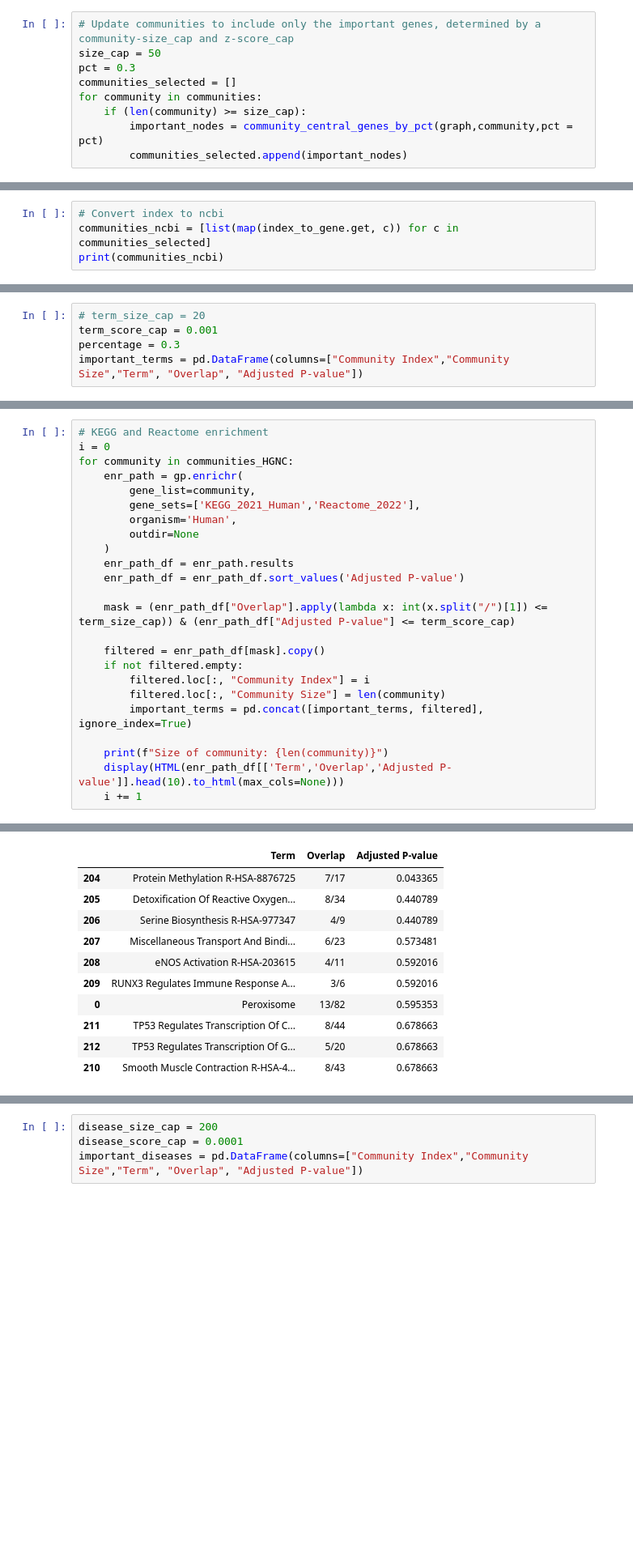
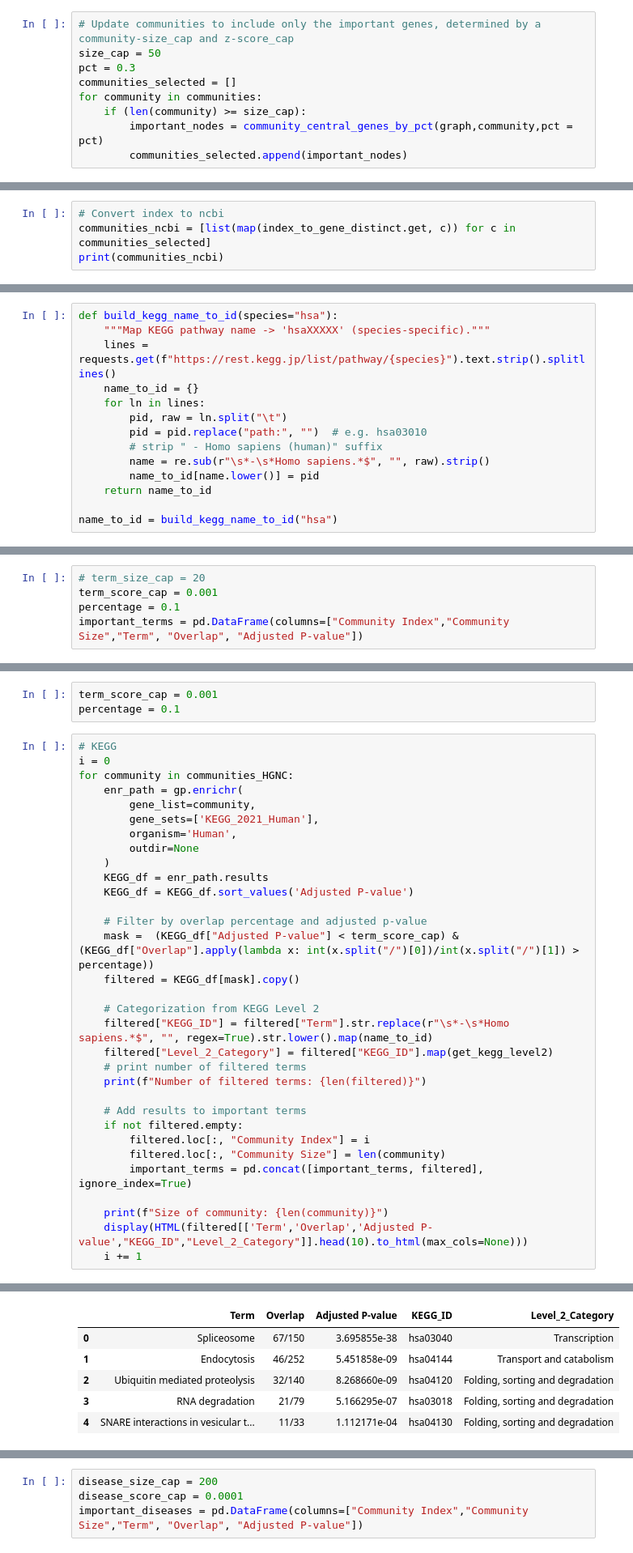
Before and after one commit to Monomanae/DGI-Hypergraph-Fin, a Jupyter notebook: Methods/DDBC/Clustering_Result_Analysis.ipynb, the cells around one changed output, grey strips where cells are left out. Shown at 81% size. Cells and saved outputs as stored; diff of their text form; blank space fills up the shorter version.

```diff
--- a/Methods/DDBC/Clustering_Result_Analysis.ipynb
+++ b/Methods/DDBC/Clustering_Result_Analysis.ipynb
@@ -137,5 +133,5 @@ print(len(communities_selected))
 # %%
 # Convert index to ncbi
-communities_ncbi = [list(map(index_to_gene.get, c)) for c in communities_selected]
+communities_ncbi = [list(map(index_to_gene_distinct.get, c)) for c in communities_selected]
 print(communities_ncbi)
 # %% [output]
@@ -190,0 +228,14 @@ print(communities_HGNC)
+# %%
+def build_kegg_name_to_id(species="hsa"):
+    """Map KEGG pathway name -> 'hsaXXXXX' (species-specific)."""
+    lines = requests.get(f"https://rest.kegg.jp/list/pathway/{species}").text.strip().splitlines()
+    name_to_id = {}
+    for ln in lines:
+        pid, raw = ln.split("\t")
+        pid = pid.replace("path:", "")  # e.g. hsa03010
+        # strip " - Homo sapiens (human)" suffix
+        name = re.sub(r"\s*-\s*Homo sapiens.*$", "", raw).strip()
+        name_to_id[name.lower()] = pid
+    return name_to_id
+
+name_to_id = build_kegg_name_to_id("hsa")
@@ -191,7 +267,7 @@ print(communities_HGNC)
 # %%
 # term_size_cap = 20
 term_score_cap = 0.001
-percentage = 0.3
+percentage = 0.1
 important_terms = pd.DataFrame(columns=["Community Index","Community Size","Term", "Overlap", "Adjusted P-value"])
 # %%
 # GO Analysis; save terms with small size and high p-value
@@ -296,25 +395,36 @@ Size of community: 625
+# %%
+term_score_cap = 0.001
+percentage = 0.1
 # %%
-# KEGG and Reactome enrichment
+# KEGG
 i = 0
 for community in communities_HGNC:
     enr_path = gp.enrichr(
         gene_list=community,
-        gene_sets=['KEGG_2021_Human','Reactome_2022'],
+        gene_sets=['KEGG_2021_Human'],
         organism='Human',
         outdir=None
     )
-    enr_path_df = enr_path.results
-    enr_path_df = enr_path_df.sort_values('Adjusted P-value')
+    KEGG_df = enr_path.results
+    KEGG_df = KEGG_df.sort_values('Adjusted P-value')
 
-    mask = (enr_path_df["Overlap"].apply(lambda x: int(x.split("/")[1]) <= term_size_cap)) & (enr_path_df["Adjusted P-value"] <= term_score_cap)
+    # Filter by overlap percentage and adjusted p-value
+    mask =  (KEGG_df["Adjusted P-value"] < term_score_cap) & (KEGG_df["Overlap"].apply(lambda x: int(x.split("/")[0])/int(x.split("/")[1]) > percentage))
+    filtered = KEGG_df[mask].copy()
 
-    filtered = enr_path_df[mask].copy()
+    # Categorization from KEGG Level 2
+    filtered["KEGG_ID"] = filtered["Term"].str.replace(r"\s*-\s*Homo sapiens.*$", "", regex=True).str.lower().map(name_to_id)
+    filtered["Level_2_Category"] = filtered["KEGG_ID"].map(get_kegg_level2)
+    # print number of filtered terms
+    print(f"Number of filtered terms: {len(filtered)}")
+
+    # Add results to important terms
     if not filtered.empty:
         filtered.loc[:, "Community Index"] = i
         filtered.loc[:, "Community Size"] = len(community)
         important_terms = pd.concat([important_terms, filtered], ignore_index=True)
 
     print(f"Size of community: {len(community)}")
-    display(HTML(enr_path_df[['Term','Overlap','Adjusted P-value']].head(10).to_html(max_cols=None)))
+    display(HTML(filtered[['Term','Overlap','Adjusted P-value',"KEGG_ID","Level_2_Category"]].head(10).to_html(max_cols=None)))
     i += 1
 # %% [output]
@@ -322,11 +433,6 @@ Size of community: 1334
-|  | Term | Overlap | Adjusted P-value |
-| 204 | Protein Methylation R-HSA-8876725 | 7/17 | 0.043365 |
-| 205 | Detoxification Of Reactive Oxygen... | 8/34 | 0.440789 |
-| 206 | Serine Biosynthesis R-HSA-977347 | 4/9 | 0.440789 |
-| 207 | Miscellaneous Transport And Bindi... | 6/23 | 0.573481 |
-| 208 | eNOS Activation R-HSA-203615 | 4/11 | 0.592016 |
-| 209 | RUNX3 Regulates Immune Response A... | 3/6 | 0.592016 |
-| 0 | Peroxisome | 13/82 | 0.595353 |
-| 211 | TP53 Regulates Transcription Of C... | 8/44 | 0.678663 |
-| 212 | TP53 Regulates Transcription Of G... | 5/20 | 0.678663 |
-| 210 | Smooth Muscle Contraction R-HSA-4... | 8/43 | 0.678663 |
+|  | Term | Overlap | Adjusted P-value | KEGG_ID | Level_2_Category |
+| 0 | Spliceosome | 67/150 | 3.695855e-38 | hsa03040 | Transcription |
+| 1 | Endocytosis | 46/252 | 5.451858e-09 | hsa04144 | Transport and catabolism |
+| 2 | Ubiquitin mediated proteolysis | 32/140 | 8.268660e-09 | hsa04120 | Folding, sorting and degradation |
+| 3 | RNA degradation | 21/79 | 5.166295e-07 | hsa03018 | Folding, sorting and degradation |
+| 4 | SNARE interactions in vesicular t... | 11/33 | 1.112171e-04 | hsa04130 | Folding, sorting and degradation |
```
Also changed, not shown: parts of 32 cells of this notebook.
